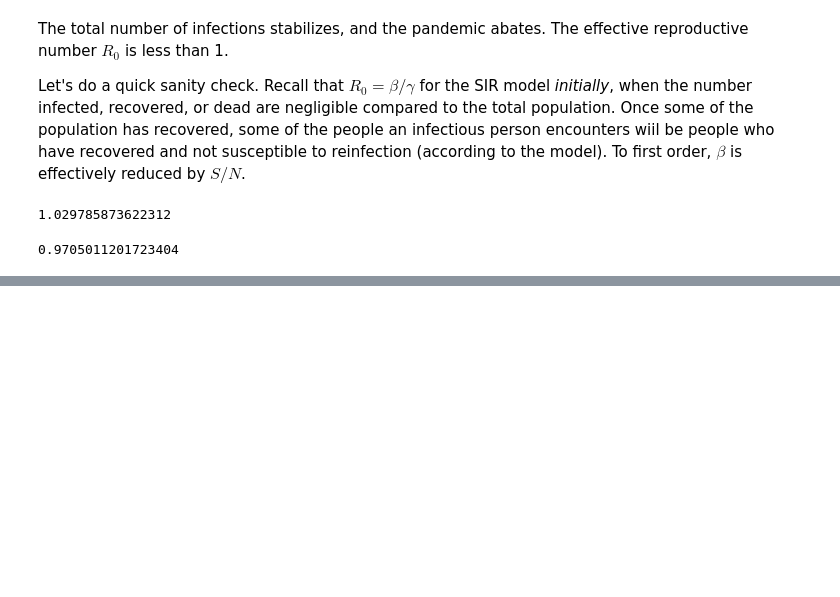
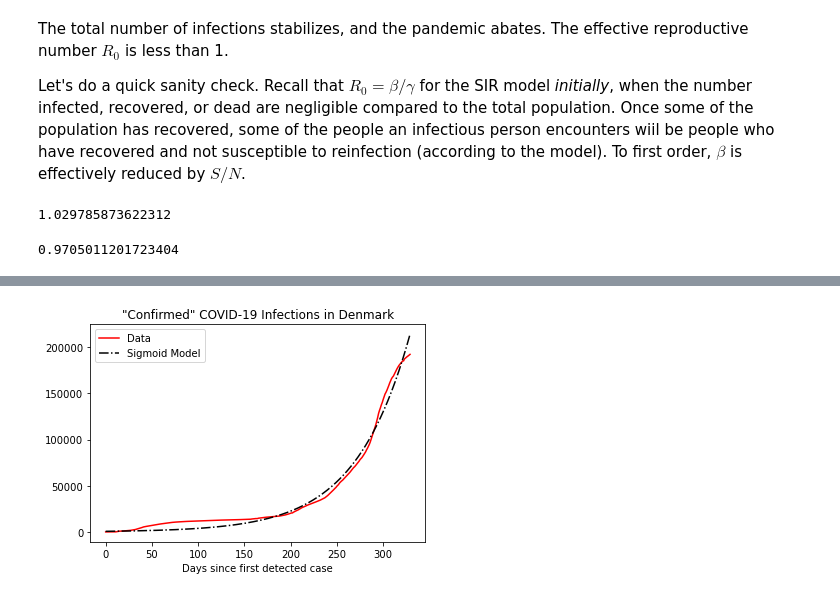
Before and after one commit to UCB-stat-159-s21/site, a Jupyter notebook: Notes/pandemic.ipynb, the cells around one changed output, grey strips where cells are left out. Saved outputs shown, nothing was run; the diff lists cells and outputs as text; code cells hidden in the pictures; blank space fills up the shorter version.

```diff
--- a/Notes/pandemic.ipynb
+++ b/Notes/pandemic.ipynb
@@ -341,0 +378,13 @@ S, I, R, C = sir_model(N, i_0, beta=popt[0], gamma=popt[1], delta=0, steps=1000)
+# %%
+# plot
+Cs = g(x, popts[0], popts[1], popts[2])
+times = list(range(len(y)))
+fig, ax = plt.subplots(nrows=1, ncols=1)
+ax.plot(times, y, linestyle='-', color='r', label='Data')
+ax.plot(times, Cs, linestyle='-.', color='k', label='Sigmoid Model')
+ax.legend(loc='best')
+plt.xlabel('Days since first detected case')
+plt.title('"Confirmed" COVID-19 Infections in Denmark')
+plt.show()
+# %% [output]
+[figure, added]
```
Also changed, not shown: parts of 13 cells of this notebook.
